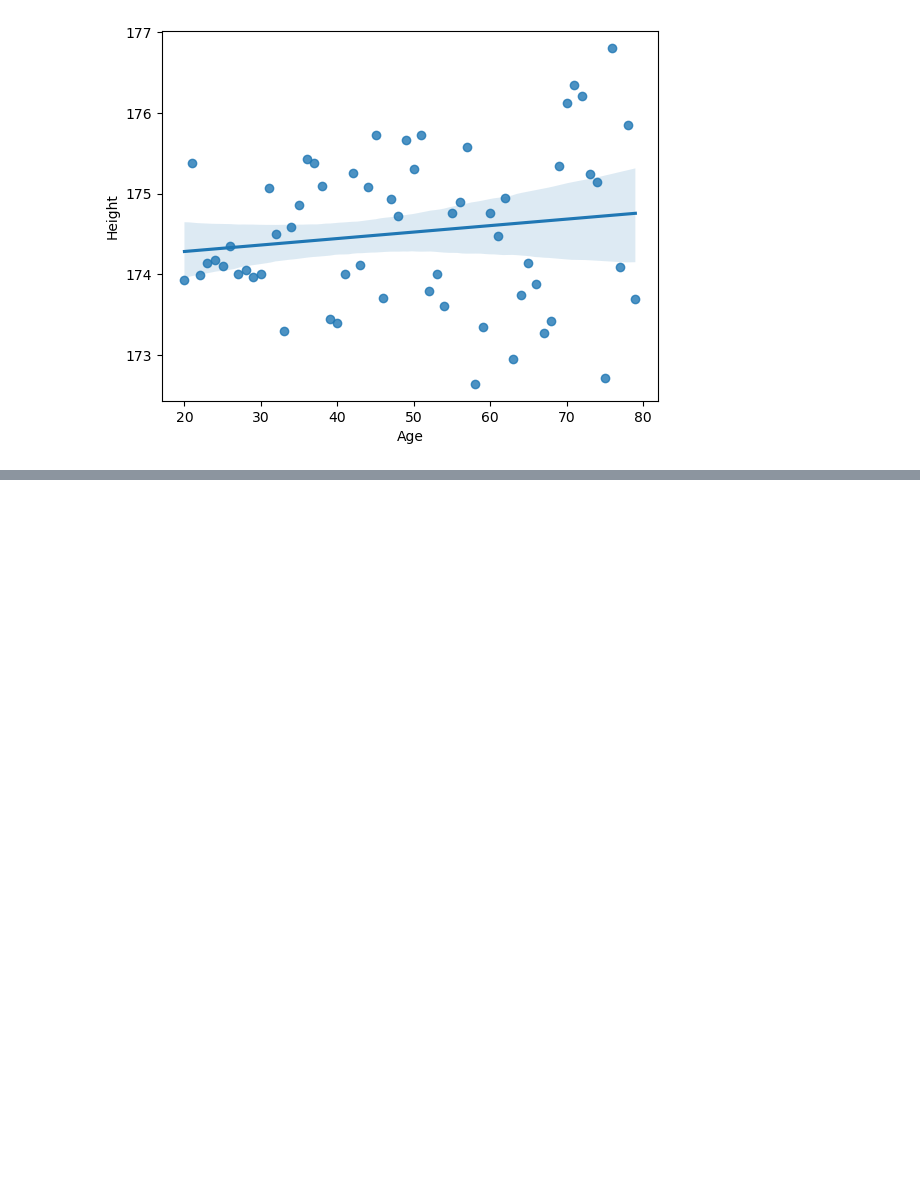
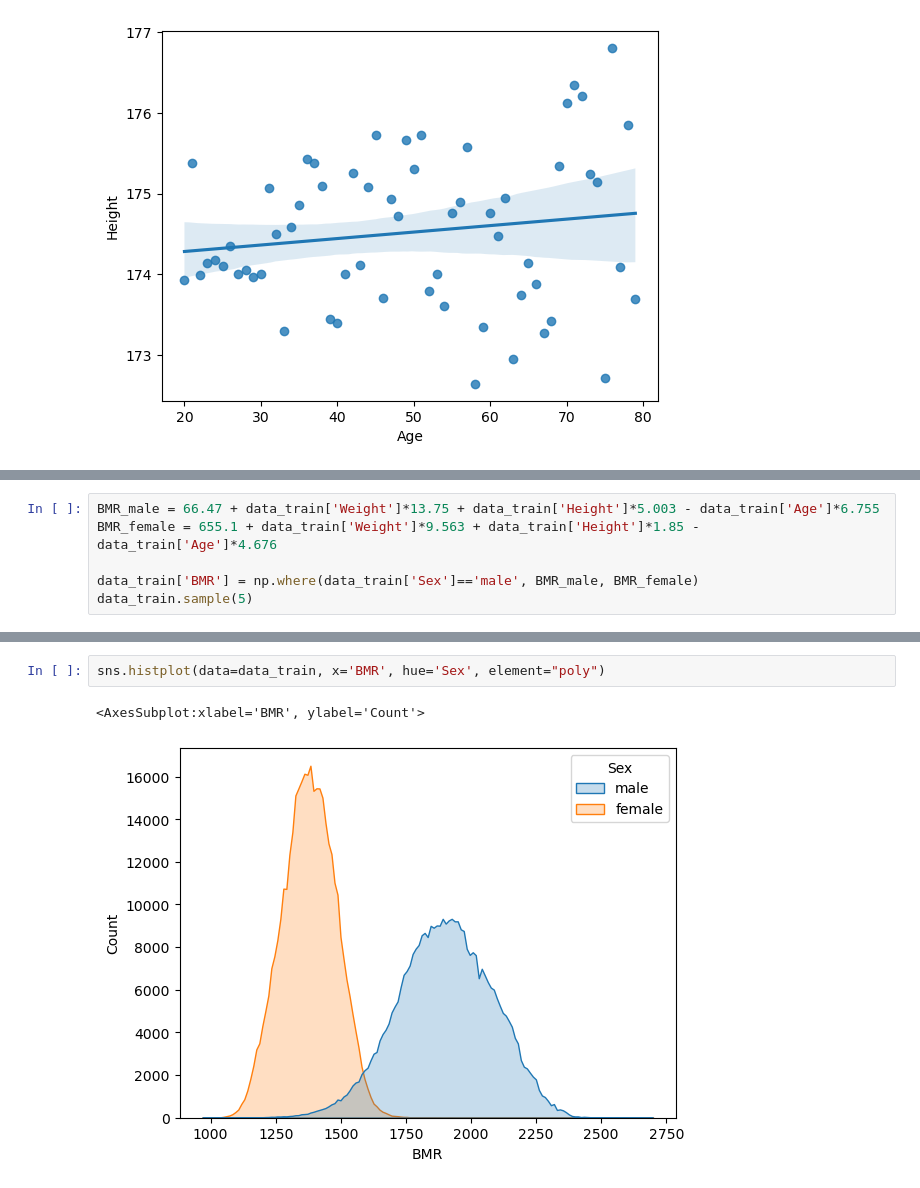
Before and after one commit to richardjana/kaggle, a Jupyter notebook: Playground_Series_5_05--Predict_Calorie_Expenditure/data_analysis.ipynb, the cells around one changed output, grey strips where cells are left out. Cells and saved outputs as stored; diff of their text form; blank space fills up the shorter version.

```diff
--- a/Playground_Series_5_05--Predict_Calorie_Expenditure/data_analysis.ipynb
+++ b/Playground_Series_5_05--Predict_Calorie_Expenditure/data_analysis.ipynb
@@ -135,0 +163,6 @@ plt.savefig('age_height.png')
+# %%
+BMR_male = 66.47 + data_train['Weight']*13.75 + data_train['Height']*5.003 - data_train['Age']*6.755
+BMR_female = 655.1 + data_train['Weight']*9.563 + data_train['Height']*1.85 - data_train['Age']*4.676
+
+data_train['BMR'] = np.where(data_train['Sex']=='male', BMR_male, BMR_female)
+data_train.sample(5)
@@ -135,0 +176,5 @@ plt.savefig('age_height.png')
+# %%
+sns.histplot(data=data_train, x='BMR', hue='Sex', element="poly")
+# %% [output]
+<AxesSubplot:xlabel='BMR', ylabel='Count'>
+[figure, added]
```
Also changed, not shown: parts of 10 cells of this notebook.
